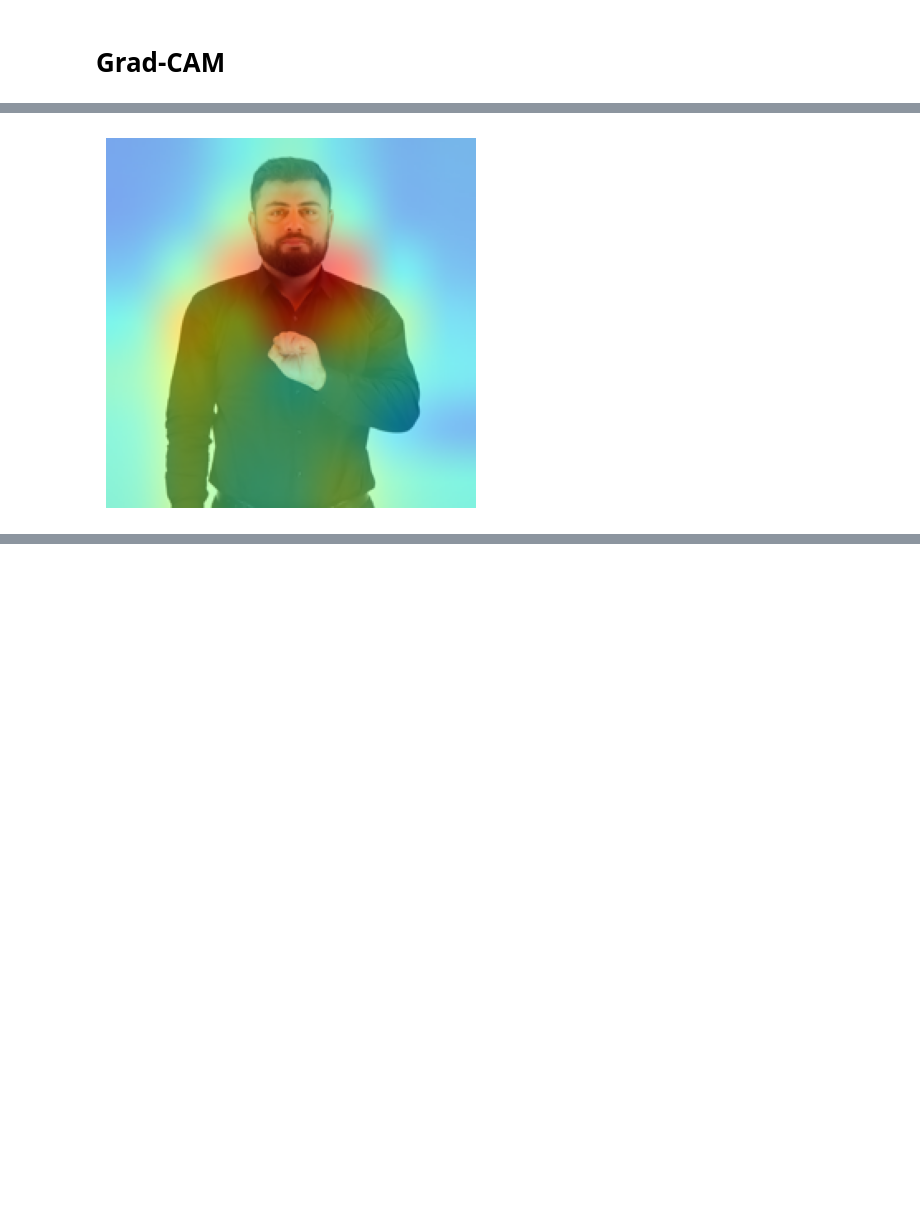
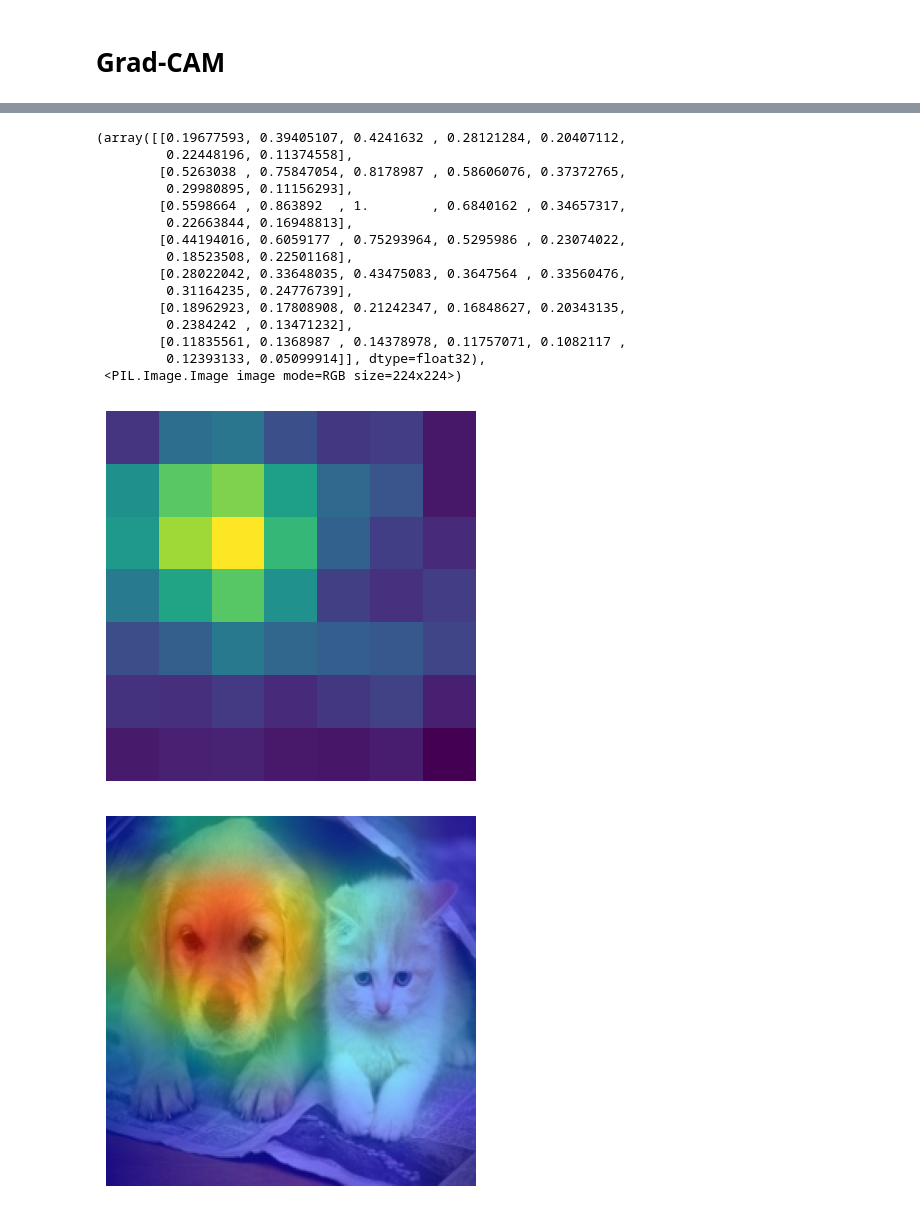
Before and after one commit to ADA-SITE-JML/gesture_face_features, a Jupyter notebook: code/feature_visualization.ipynb, the cells around one changed output, grey strips where cells are left out. Cells and saved outputs as stored; diff of their text form; code cells hidden in the pictures; blank space fills up the shorter version.

```diff
--- a/code/feature_visualization.ipynb
+++ b/code/feature_visualization.ipynb
@@ -126,5 +411,37 @@ Predicted: [('n04350905', 'suit', 6.874021)]
-# %%
-superimposed = superimpose(img_array, heatmap)
-show_img(superimposed)
-# %% [output]
-[figure, removed]
+# %%
+def gradcam(img, model, input_dim, last_conv_layer_name, pred_index=None, verbose=True):
+    """
+    Process the image, predict using the model, generate a Grad-CAM heatmap,
+    and superimpose the heatmap on the original image.
+
+    Parameters:
+    - img (PIL Image): The input image to process.
+    - model (Model): The Imagenet pre-trained Keras model for prediction.
+    - input_dim (tuple): Target dimensions for resizing the image (height, width).
+    - last_conv_layer_name (str): Name of the last convolutional layer of the model for Grad-CAM.
+
+    Returns:
+    - preds: Predictions made by the model.
+    - heatmap: Generated Grad-CAM heatmap.
+    - superimposed: The superimposed image.
+    """
+    img_resized = img.resize(input_dim)
+    img_array = np.array(img_resized)
+    img_array = np.expand_dims(img_array, axis=0)
+    img_array = preprocess_input(img_array)
+
+    preds = model.predict(img_array)
+    heatmap = get_gradcam_heatmap(img_array, model, input_dim, last_conv_layer_name, pred_index)
+    superimposed = superimpose(img_array, heatmap)
+
+    if verbose:
+      print("Predicted:", decode_predictions(preds, top=1)[0])
+      show_img(heatmap)
+      show_img(superimposed)
+
+    return heatmap, superimposed
+# %%
+# gradcam with test image
+test_img = fetch_img('https://i.pinimg.com/736x/c1/7a/a2/c17aa2055d3c4e3007d0e4b432dfd3a4.jpg')
+gradcam(test_img, model, input_dim, last_conv_layer_name)
+# %% [output]
@@ -130,0 +452,17 @@ show_img(superimposed)
+(array([[0.19677593, 0.39405107, 0.4241632 , 0.28121284, 0.20407112,
+         0.22448196, 0.11374558],
+        [0.5263038 , 0.75847054, 0.8178987 , 0.58606076, 0.37372765,
+         0.29980895, 0.11156293],
+        [0.5598664 , 0.863892  , 1.        , 0.6840162 , 0.34657317,
+         0.22663844, 0.16948813],
+        [0.44194016, 0.6059177 , 0.75293964, 0.5295986 , 0.23074022,
+         0.18523508, 0.22501168],
+        [0.28022042, 0.33648035, 0.43475083, 0.3647564 , 0.33560476,
+         0.31164235, 0.24776739],
+        [0.18962923, 0.17808908, 0.21242347, 0.16848627, 0.20343135,
+         0.2384242 , 0.13471232],
+        [0.11835561, 0.1368987 , 0.14378978, 0.11757071, 0.1082117 ,
+         0.12393133, 0.05099914]], dtype=float32),
+ <PIL.Image.Image image mode=RGB size=224x224>)
+[figure, added]
+[figure, added]
```
Also changed, not shown: parts of 34 cells of this notebook, 2 other files.
